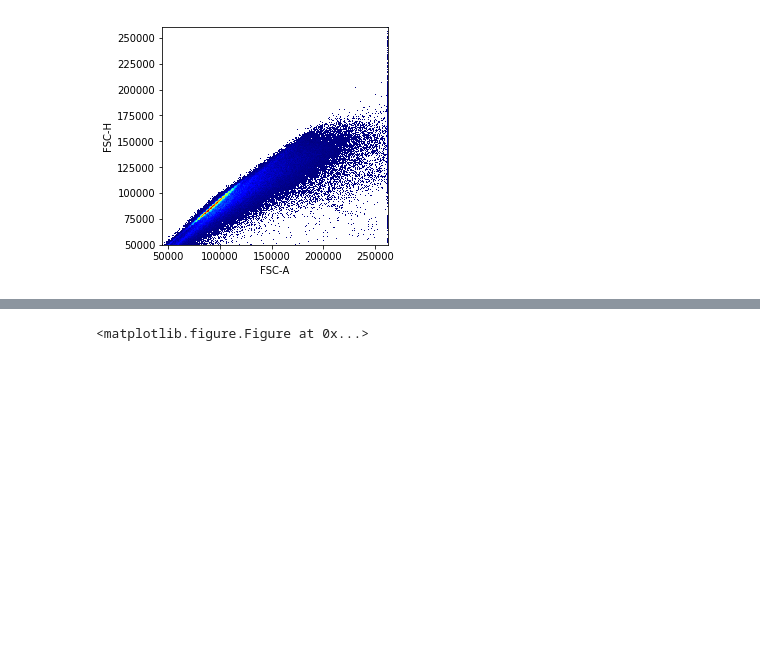
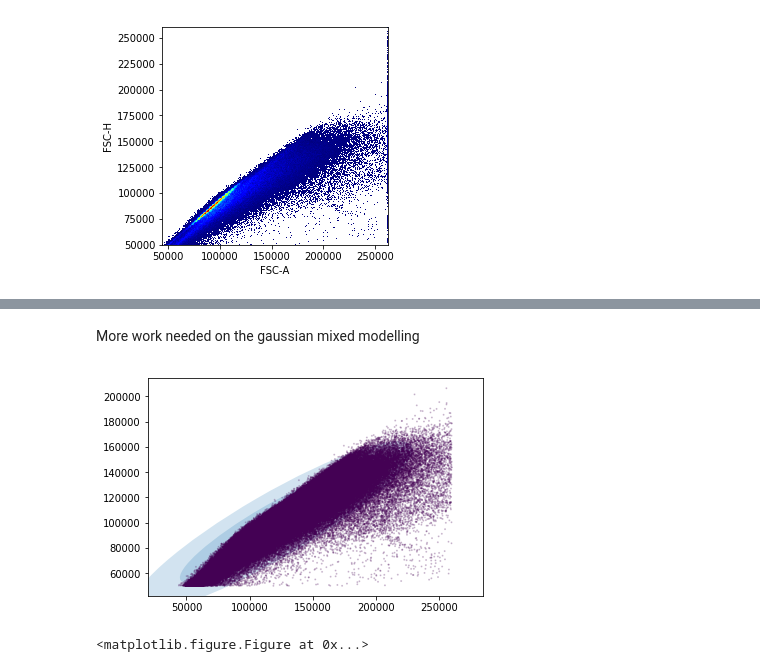
Before and after one commit to LudvigEk/aligater, a Jupyter notebook: pyAliGater_testing.ipynb, the cells around one changed output, grey strips where cells are left out. Saved outputs shown, nothing was run; the diff lists cells and outputs as text; code cells hidden in the pictures; blank space fills up the shorter version.

```diff
--- a/pyAliGater_testing.ipynb
+++ b/pyAliGater_testing.ipynb
@@ -24,3 +28,9 @@ no_clutter=ag.gateThreshold(fcsDF,"FSC-A",thresh=260000,population="lower")
+# %% [markdown]
+More work needed on the gaussian mixed modelling
+# %%
+ag.gaussianMM2D(fcsDF, "FSC-A", "FSC-H", nOfComponents=1, sigma=100, vI=no_clutter)
+# %% [output]
+[figure, added]
 # %%
 fig, ax = ag.plotHeatmap(fcsDF,"FSC-A", "FSC-H", vI=no_clutter)
 # %% [output]
```
Also changed, not shown: parts of 27 cells of this notebook, 4 other files.
